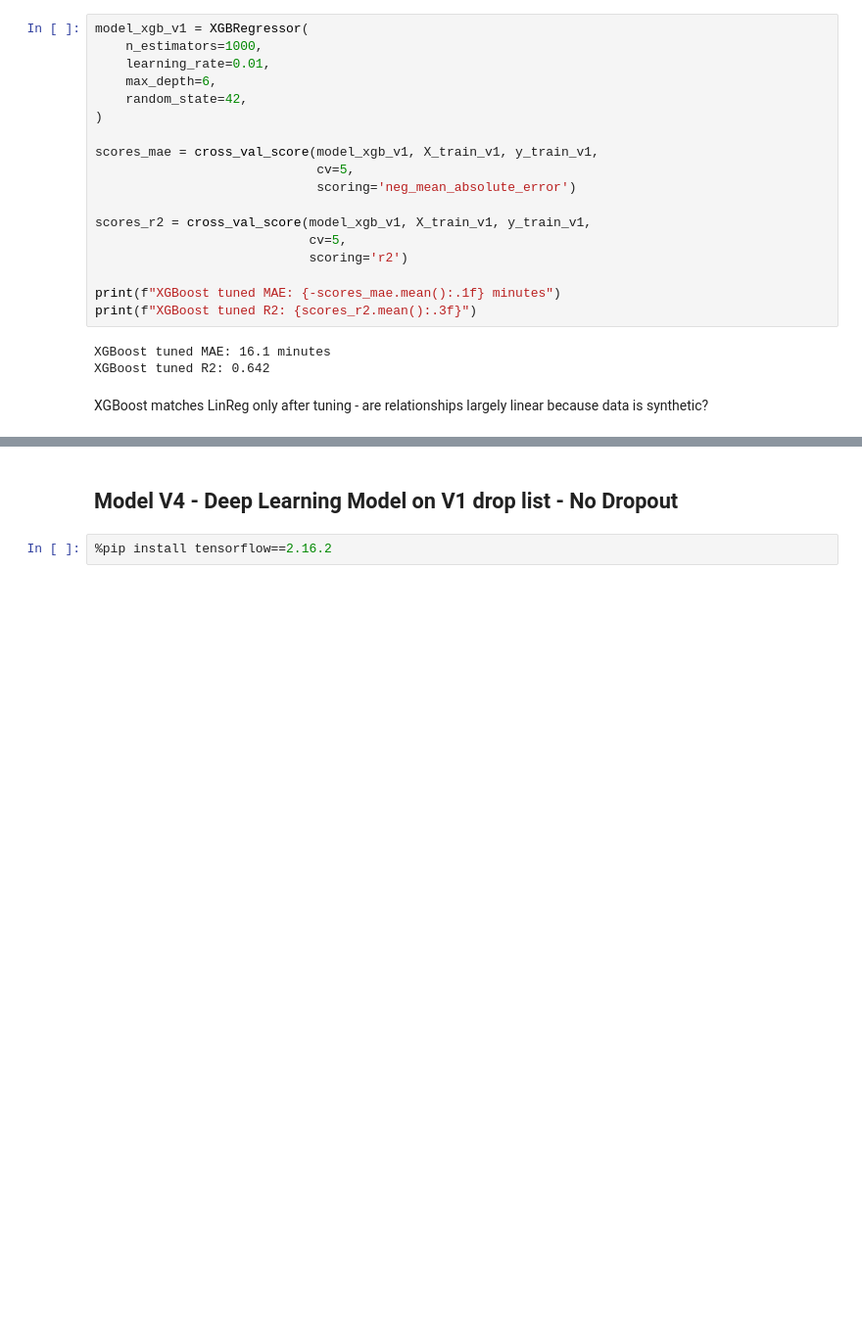
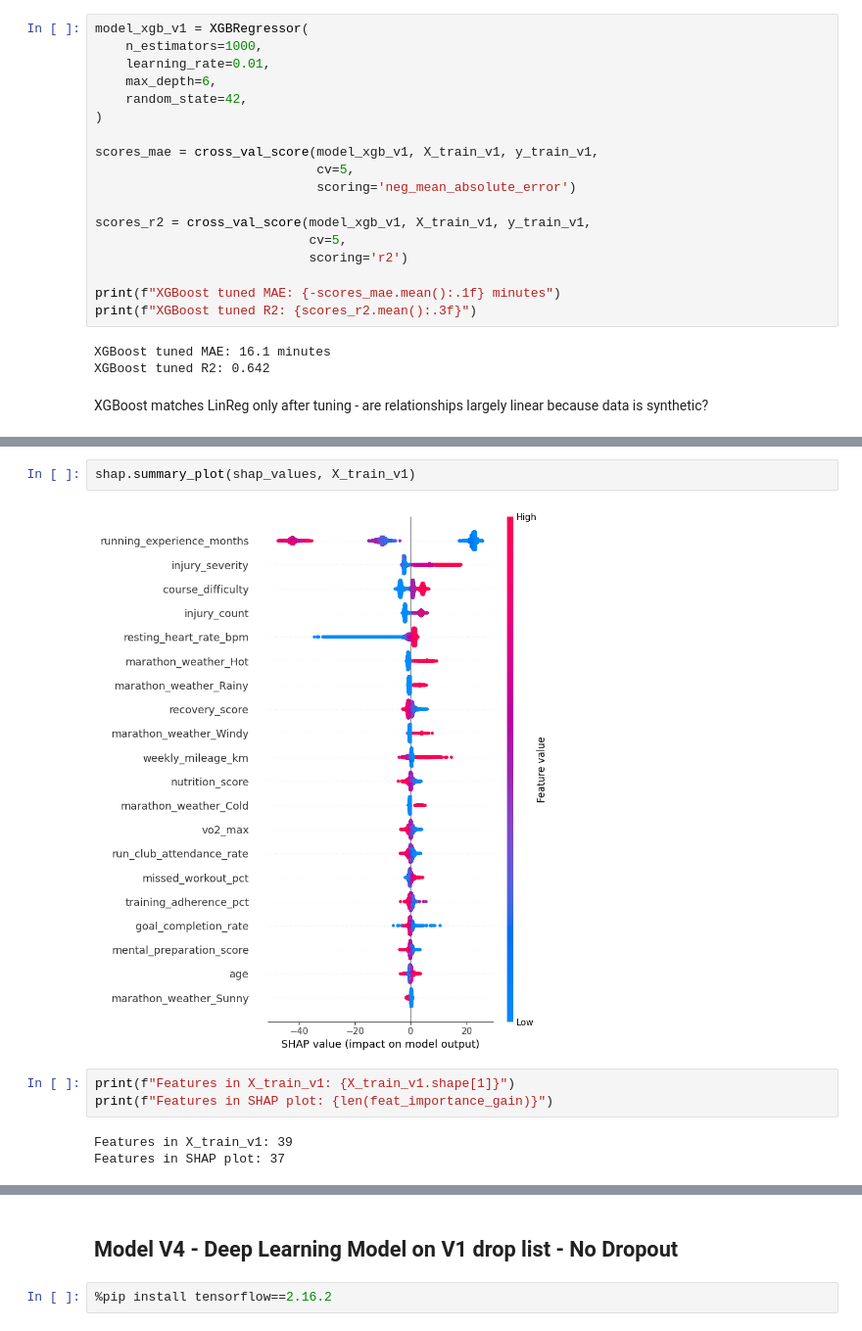
Before and after one commit to francescosias/MarathonIQ, a Jupyter notebook: chris_EDA_baseline.ipynb, the cells around one changed output, grey strips where cells are left out. Shown at 98% size. Saved outputs shown, nothing was run; the diff lists cells and outputs as text; blank space fills up the shorter version.

```diff
--- a/chris_EDA_baseline.ipynb
+++ b/chris_EDA_baseline.ipynb
@@ -411,0 +442,10 @@ XGBoost matches LinReg only after tuning - are relationships largely linear beca
+# %%
+shap.summary_plot(shap_values, X_train_v1)
+# %% [output]
+[figure, added]
+# %%
+print(f"Features in X_train_v1: {X_train_v1.shape[1]}")
+print(f"Features in SHAP plot: {len(feat_importance_gain)}")
+# %% [output]
+Features in X_train_v1: 39
+Features in SHAP plot: 37
```
Also changed, not shown: parts of 28 cells of this notebook, 1 other file.
